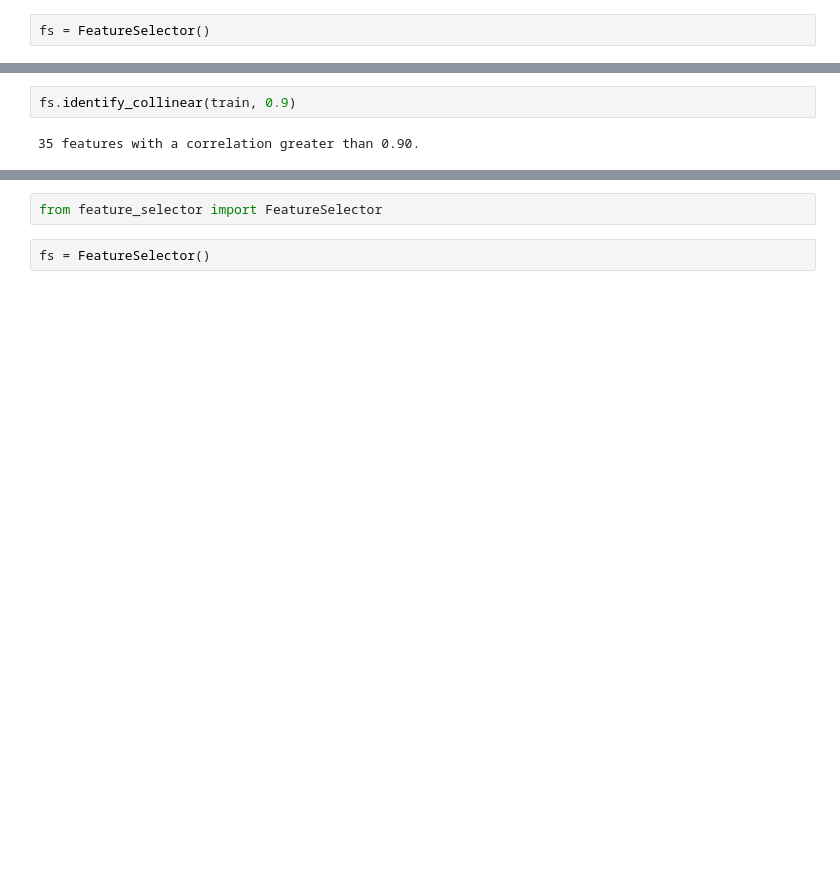
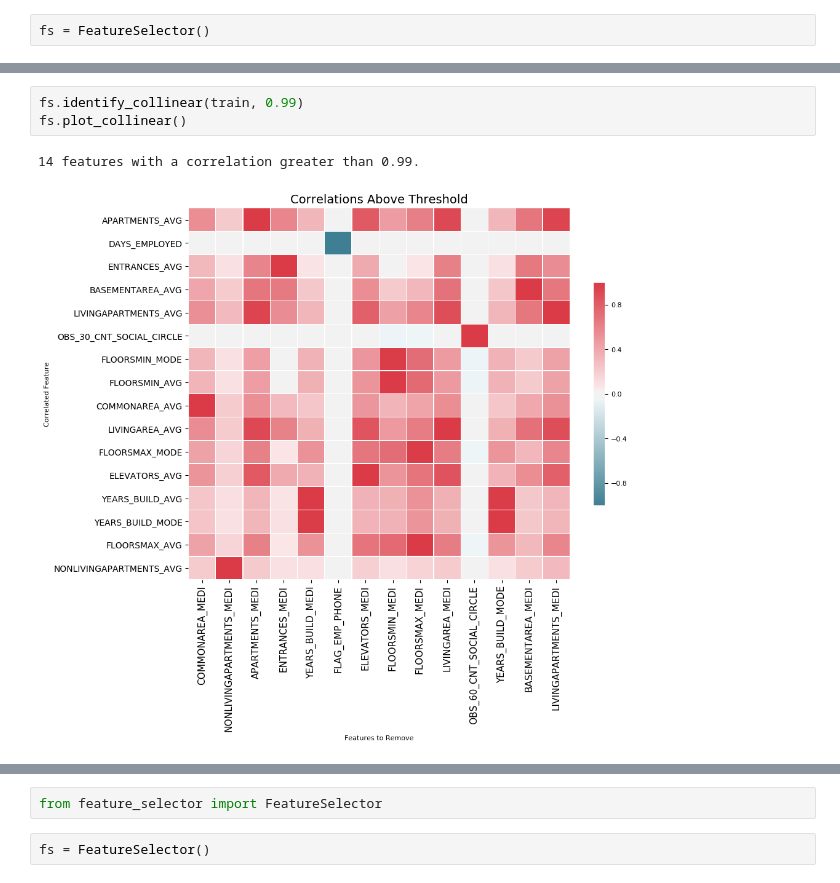
Before and after one commit to WillKoehrsen/feature-selector, a Jupyter notebook: Feature Selector Development.ipynb, the cells around one changed output, grey strips where cells are left out. Cells and saved outputs as stored; diff of their text form; blank space fills up the shorter version.

```diff
--- a/Feature Selector Development.ipynb
+++ b/Feature Selector Development.ipynb
@@ -451,4 +586,6 @@ fs.identify_single_unique(train)
 # %%
-fs.identify_collinear(train, 0.9)
+fs.identify_collinear(train, 0.99)
+fs.plot_collinear()
 # %% [output]
-35 features with a correlation greater than 0.90.
+14 features with a correlation greater than 0.99.
+[figure, added]
```
Also changed, not shown: parts of 13 cells of this notebook.
